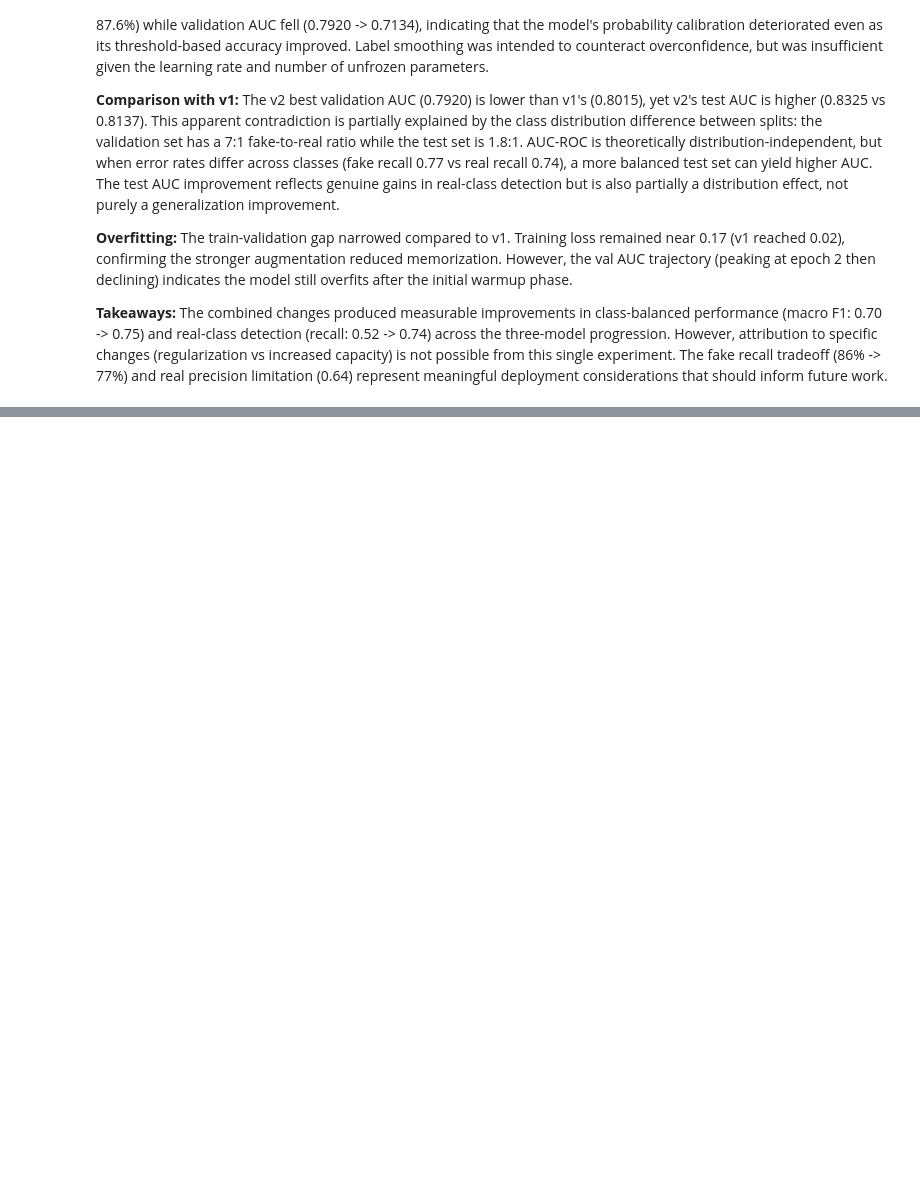
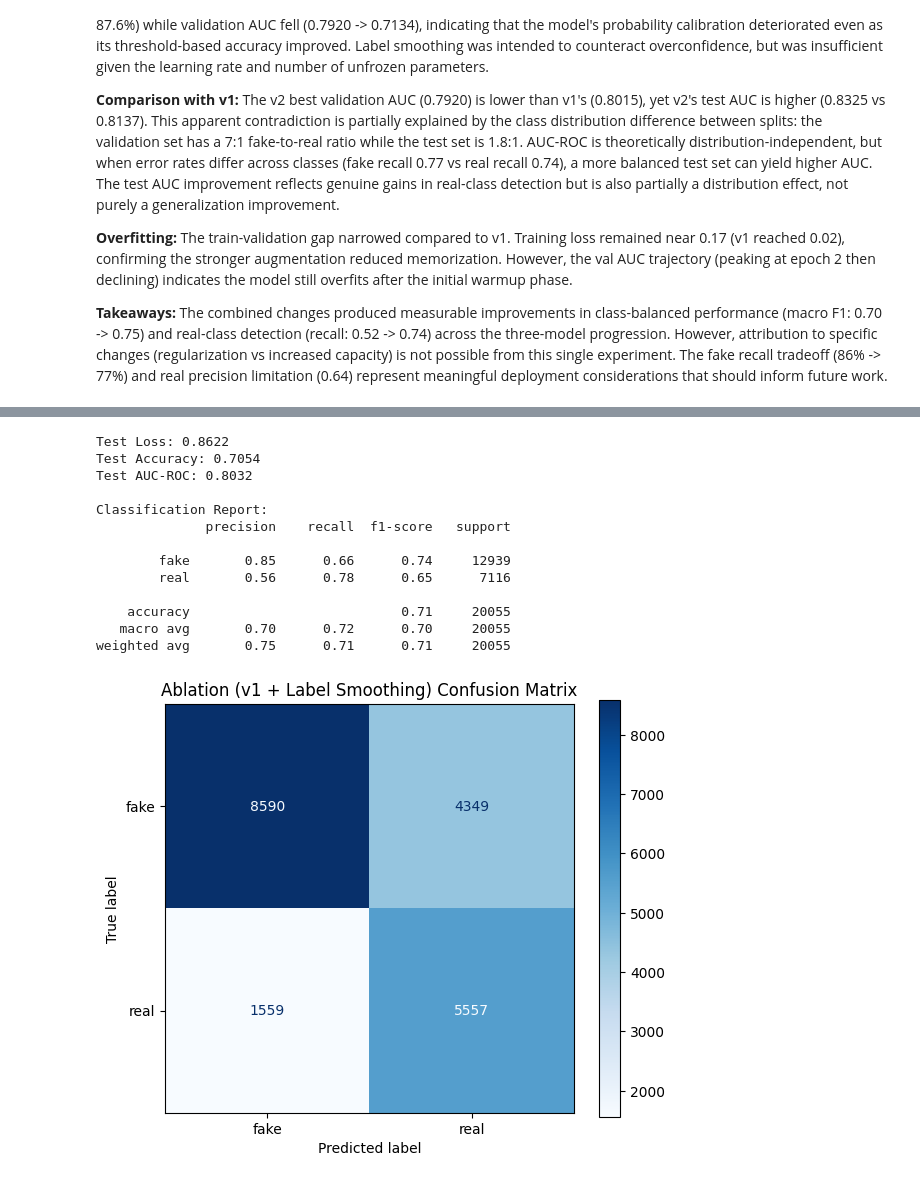
Before and after one commit to w00d39/deepfake_capstone, a Jupyter notebook: week4.ipynb, the cells around one changed output, grey strips where cells are left out. Drawn from its saved outputs; the diff is of its cells as text; code cells hidden in the pictures; blank space fills up the shorter version.

```diff
--- a/week4.ipynb
+++ b/week4.ipynb
@@ -587,0 +644,20 @@ considerations that should inform future work.
+# %%
+# THE ONLY CHANGE FROM V1: label_smoothing=0.1
+criterion_abl = nn.CrossEntropyLoss(weight=weight_tensor, label_smoothing=0.1)
+print(f"Loss weights: fake={weight_tensor[0]:.2f}, real={weight_tensor[1]:.2f}")
+print("Label smoothing: 0.1 (this is the isolated variable)")
+
+optimizer_abl = optim.AdamW(
+    filter(lambda p: p.requires_grad, model_abl.parameters()),
+    lr=3e-5,
+    weight_decay=0.01
+)
+
+NUM_EPOCHS_ABL = 15
+warmup_epochs = 2
+scheduler_cosine_abl = optim.lr_scheduler.CosineAnnealingLR(
+    optimizer_abl, T_max=NUM_EPOCHS_ABL - warmup_epochs, eta_min=1e-6)
+scheduler_warmup_abl = optim.lr_scheduler.LinearLR(
+    optimizer_abl, start_factor=0.1, total_iters=warmup_epochs)
+scheduler_abl = optim.lr_scheduler.SequentialLR(
+    optimizer_abl, schedulers=[scheduler_warmup_abl, scheduler_cosine_abl], milestones=[warmup_epochs])
@@ -587,0 +717,35 @@ considerations that should inform future work.
+# %%
+test_loss_abl, test_acc_abl, test_auc_abl, test_probs_abl, test_labels_abl = evaluate(
+    model_abl, test_loader, criterion_abl, device)
+
+print(f"Test Loss: {test_loss_abl:.4f}")
+print(f"Test Accuracy: {test_acc_abl:.4f}")
+print(f"Test AUC-ROC: {test_auc_abl:.4f}")
+
+test_preds_abl = [1 if p > 0.5 else 0 for p in test_probs_abl]
+print("\nClassification Report:")
+print(classification_report(test_labels_abl, test_preds_abl, target_names=test_dataset.classes))
+
+cm_abl = confusion_matrix(test_labels_abl, test_preds_abl)
+fig, ax = plt.subplots(figsize=(6, 5))
+disp = ConfusionMatrixDisplay(cm_abl, display_labels=test_dataset.classes)
+disp.plot(ax=ax, cmap='Blues')
+ax.set_title('Ablation (v1 + Label Smoothing) Confusion Matrix')
+plt.tight_layout()
+plt.savefig(os.path.join(RESULTS_DIR, 'ablation_confusion_matrix.png'), dpi=150)
+plt.show()
+# %% [output]
+Test Loss: 0.8622
+Test Accuracy: 0.7054
+Test AUC-ROC: 0.8032
+
+Classification Report:
+              precision    recall  f1-score   support
+
+        fake       0.85      0.66      0.74     12939
+        real       0.56      0.78      0.65      7116
+
+    accuracy                           0.71     20055
+   macro avg       0.70      0.72      0.70     20055
+weighted avg       0.75      0.71      0.71     20055
+[figure, added]
```
Also changed, not shown: parts of 14 cells of this notebook, 5 other files.
